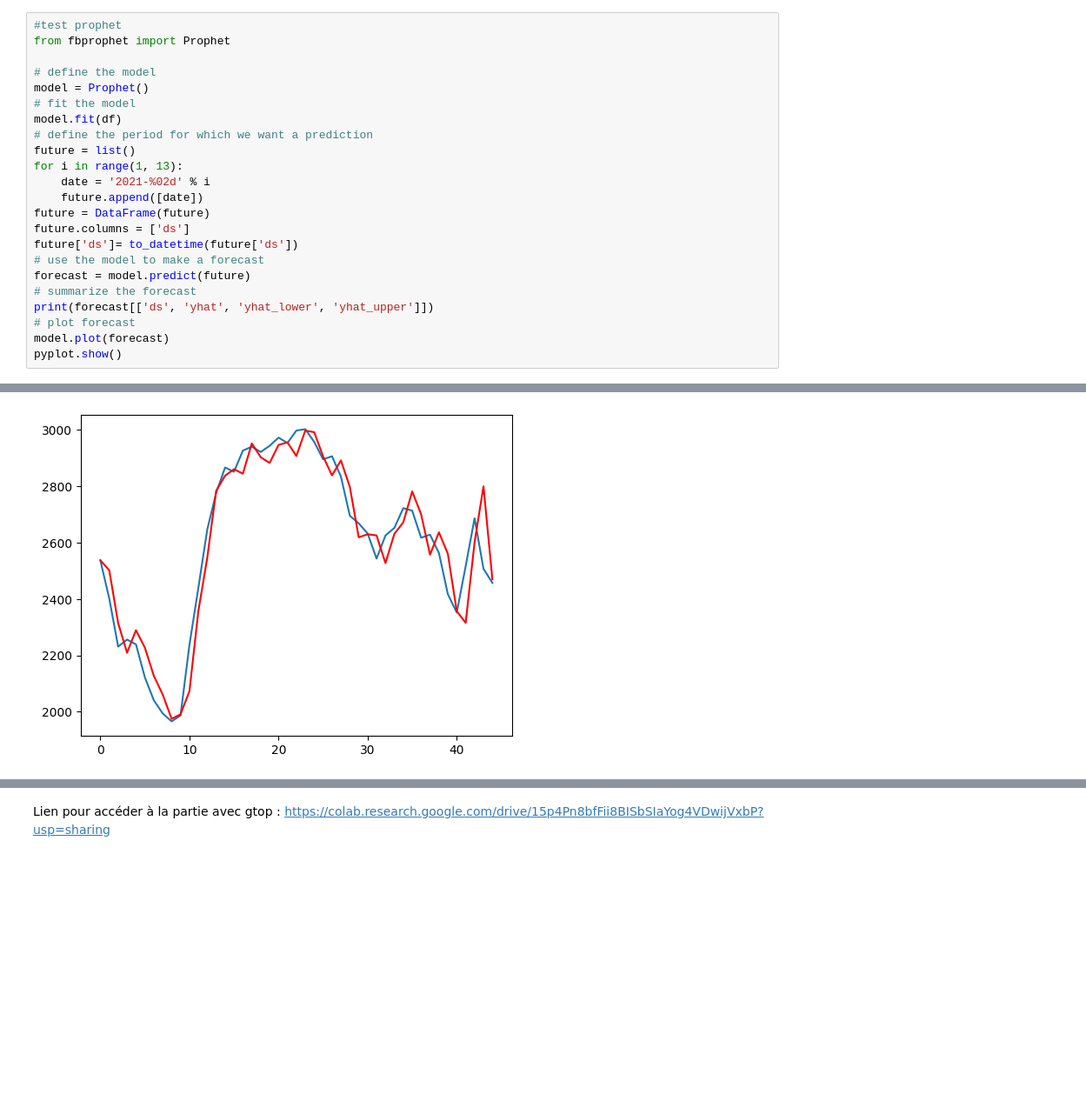
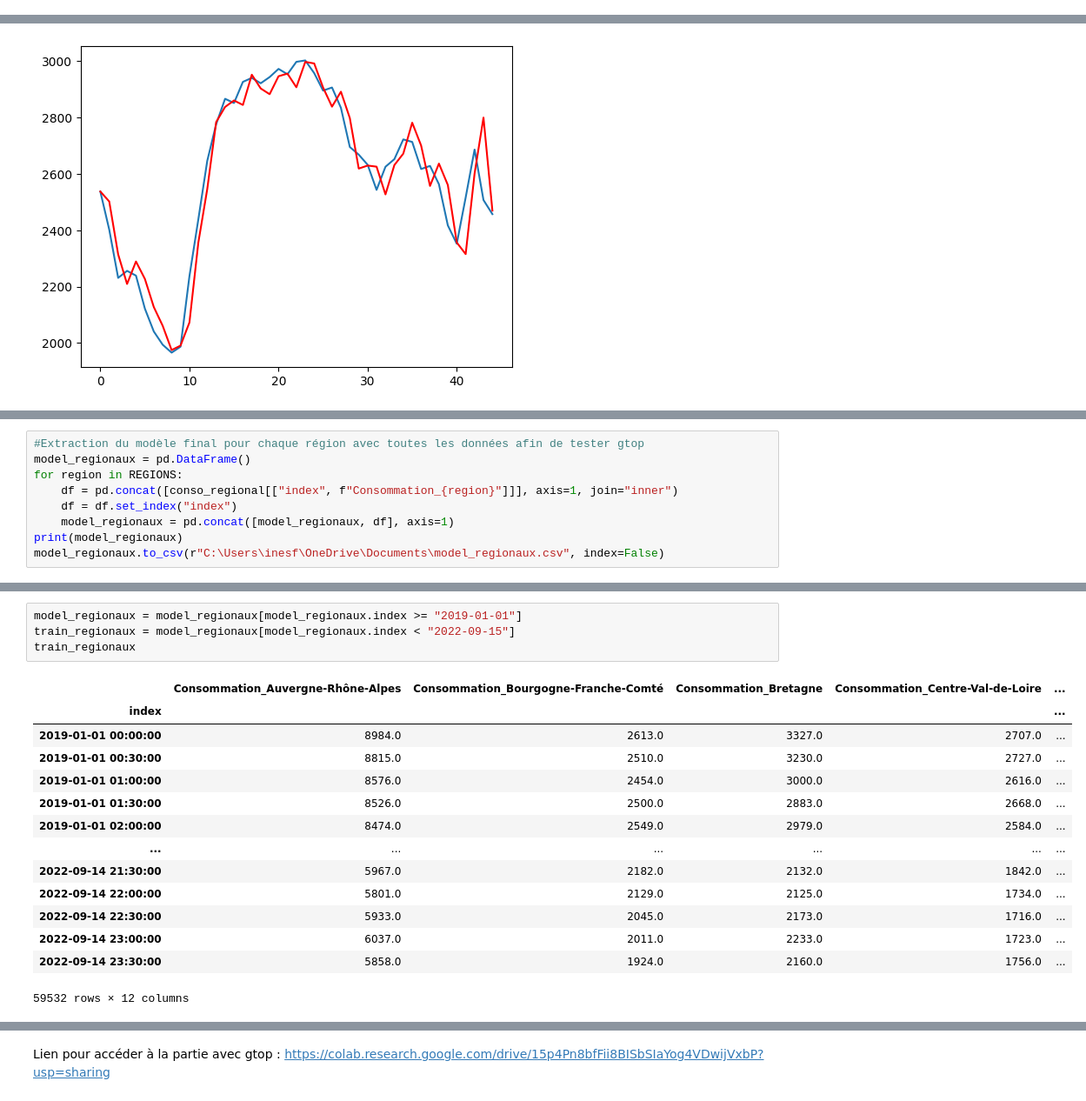
Before and after one commit to FeckNeck/temporal-data-analysis, a Jupyter notebook: index.ipynb, the cells around one changed output, grey strips where cells are left out. Shown at 87% size. Cells and saved outputs as stored; diff of their text form; blank space fills up the shorter version.

```diff
--- a/index.ipynb
+++ b/index.ipynb
@@ -933,29 +906,6 @@ predicted=63417.813921, expected=63326.000000
 predicted=63361.357291, expected=63009.000000
 Test RMSE: 908.599
 [figure]
-# %%
-#test prophet
-from fbprophet import Prophet
-
-# define the model
-model = Prophet()
-# fit the model
-model.fit(df)
-# define the period for which we want a prediction
-future = list()
-for i in range(1, 13):
-    date = '2021-%02d' % i
-    future.append([date])
-future = DataFrame(future)
-future.columns = ['ds']
-future['ds']= to_datetime(future['ds'])
-# use the model to make a forecast
-forecast = model.predict(future)
-# summarize the forecast
-print(forecast[['ds', 'yhat', 'yhat_lower', 'yhat_upper']])
-# plot forecast
-model.plot(forecast)
-pyplot.show()
 # %%
 model_national.to_csv(r"C:\Users\inesf\OneDrive\Documents\model_national.csv", index=False)
 # %% [markdown]
@@ -1853,0 +1815,9 @@ pyplot.show()
+# %%
+#Extraction du modèle final pour chaque région avec toutes les données afin de tester gtop
+model_regionaux = pd.DataFrame()
+for region in REGIONS:
+    df = pd.concat([conso_regional[["index", f"Consommation_{region}"]]], axis=1, join="inner")
+    df = df.set_index("index")
+    model_regionaux = pd.concat([model_regionaux, df], axis=1)
+print(model_regionaux)
+model_regionaux.to_csv(r"C:\Users\inesf\OneDrive\Documents\model_regionaux.csv", index=False)
@@ -1853,0 +1854,19 @@ pyplot.show()
+# %%
+model_regionaux = model_regionaux[model_regionaux.index >= "2019-01-01"]
+train_regionaux = model_regionaux[model_regionaux.index < "2022-09-15"]
+train_regionaux
+# %% [output]
+|  | Consommation_Auvergne-Rhône-Alpes | Consommation_Bourgogne-Franche-Comté | Consommation_Bretagne | Consommation_Centre-Val-de-Loire | ... |
+| index |  |  |  |  | ... |
+| 2019-01-01 00:00:00 | 8984.0 | 2613.0 | 3327.0 | 2707.0 | ... |
+| 2019-01-01 00:30:00 | 8815.0 | 2510.0 | 3230.0 | 2727.0 | ... |
+| 2019-01-01 01:00:00 | 8576.0 | 2454.0 | 3000.0 | 2616.0 | ... |
+| 2019-01-01 01:30:00 | 8526.0 | 2500.0 | 2883.0 | 2668.0 | ... |
+| 2019-01-01 02:00:00 | 8474.0 | 2549.0 | 2979.0 | 2584.0 | ... |
+| ... | ... | ... | ... | ... | ... |
+| 2022-09-14 21:30:00 | 5967.0 | 2182.0 | 2132.0 | 1842.0 | ... |
+| 2022-09-14 22:00:00 | 5801.0 | 2129.0 | 2125.0 | 1734.0 | ... |
+| 2022-09-14 22:30:00 | 5933.0 | 2045.0 | 2173.0 | 1716.0 | ... |
+| 2022-09-14 23:00:00 | 6037.0 | 2011.0 | 2233.0 | 1723.0 | ... |
+| 2022-09-14 23:30:00 | 5858.0 | 1924.0 | 2160.0 | 1756.0 | ... |
+59532 rows × 12 columns
```
Also changed, not shown: parts of 12 cells of this notebook.
